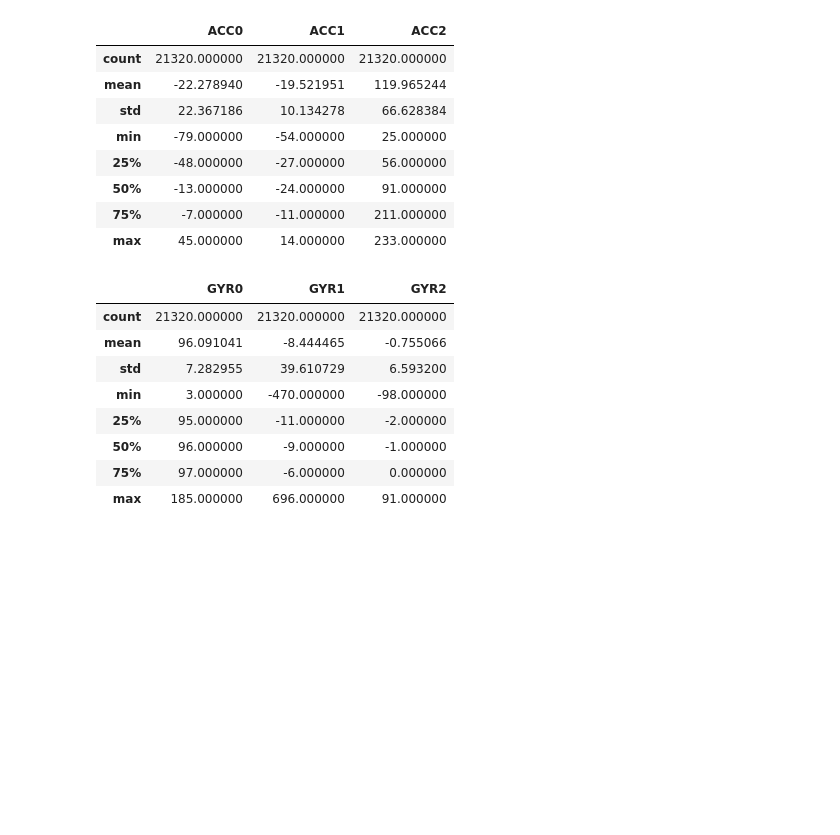
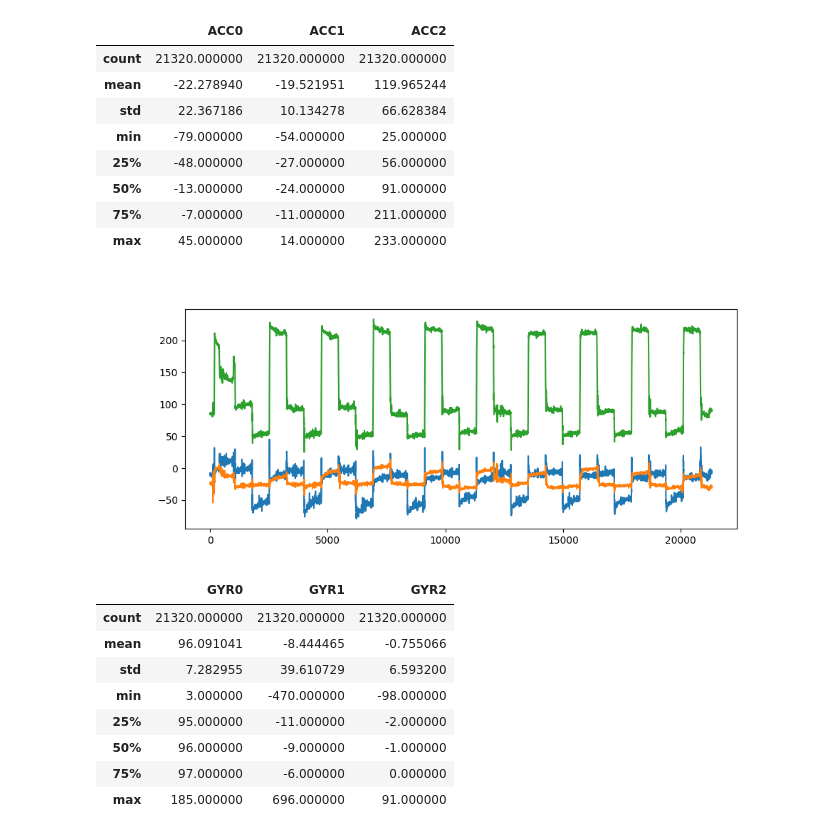
Before and after one commit to Internship-moto/Gestures_3, a Jupyter notebook: notebooks/Gestures_2.ipynb, the cells around one changed output. Cells and saved outputs as stored; diff of their text form; code cells hidden in the pictures; blank space fills up the shorter version.

```diff
--- a/notebooks/Gestures_2.ipynb
+++ b/notebooks/Gestures_2.ipynb
@@ -207,6 +213,12 @@ gestures_train[ACC_CH].describe()
 | 50% | -13.000000 | -24.000000 | 91.000000 |
 | 75% | -7.000000 | -11.000000 | 211.000000 |
 | max | 45.000000 | 14.000000 | 233.000000 |
+# %%
+fig, ax = plt.subplots(1, 1, sharex=True, figsize=(10, 4)) # plt.sca(axes)
+plt.plot(gestures_train[ACC_CH])
+plt.show()
+# %% [output]
+[figure, added]
 # %%
 gestures_train[GYR_CH].describe()
 # %% [output]
```
Also changed, not shown: parts of 4 cells of this notebook.
